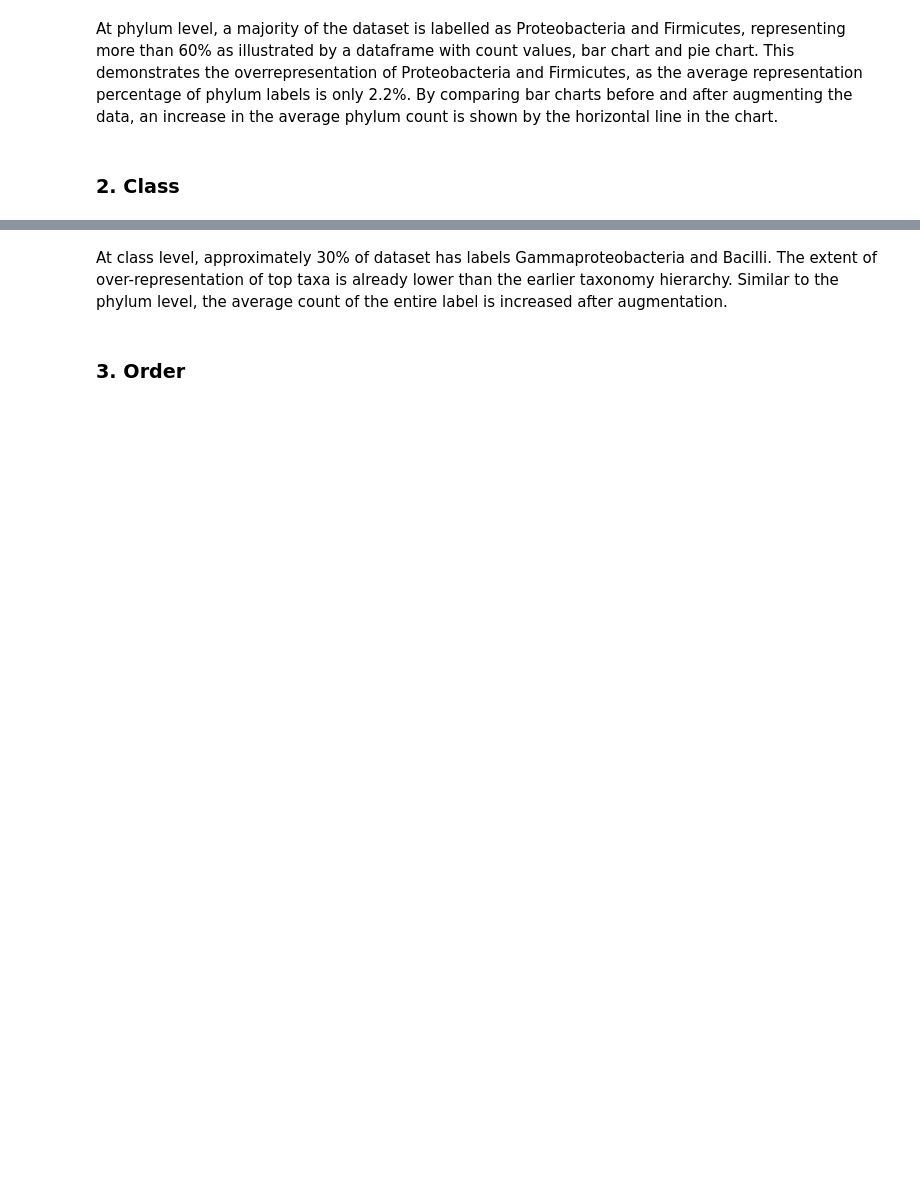
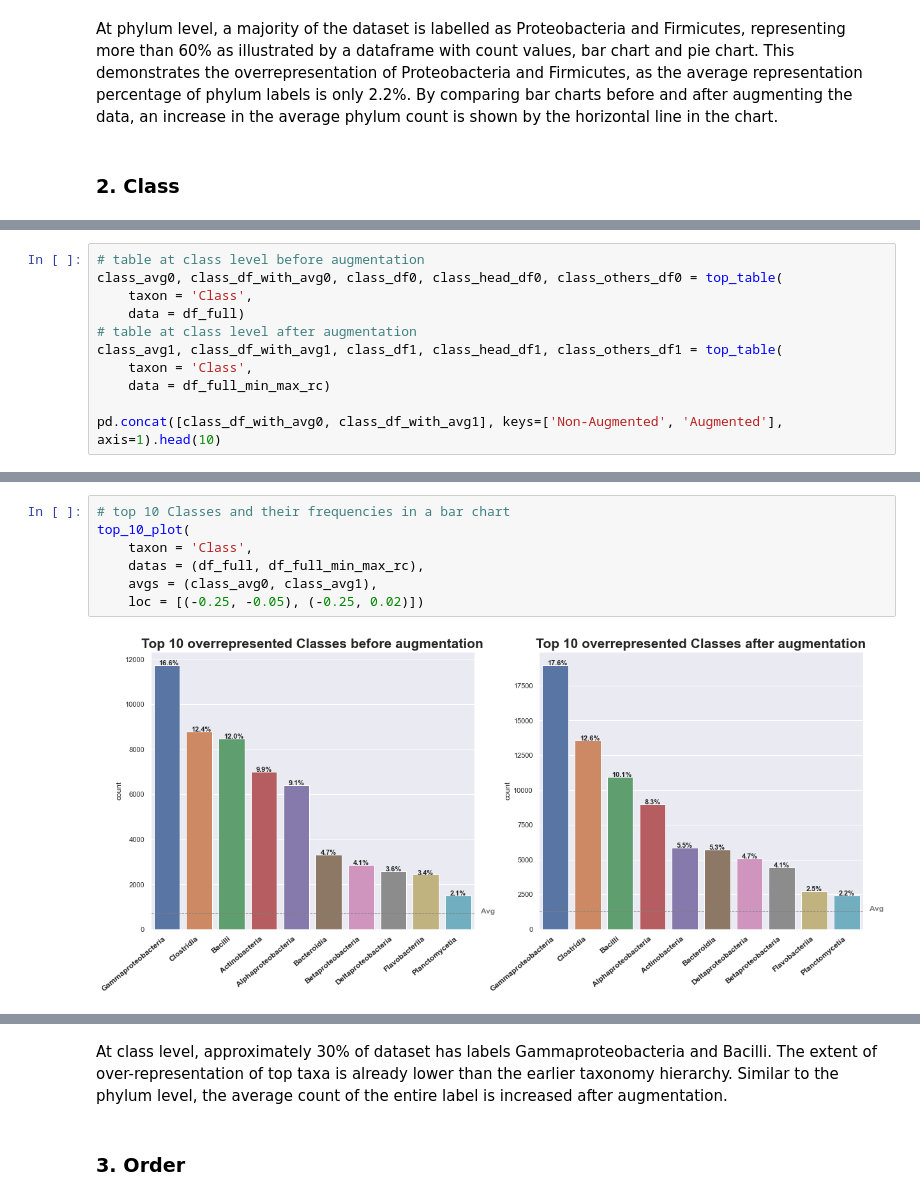
Before and after one commit to Lab-Vankerschaver/RNA-data, a Jupyter notebook: curation_exploration_separation.ipynb, the cells around one changed output, grey strips where cells are left out. Saved outputs shown, nothing was run; the diff lists cells and outputs as text; blank space fills up the shorter version.

```diff
--- a/curation_exploration_separation.ipynb
+++ b/curation_exploration_separation.ipynb
@@ -878,0 +856,11 @@ plt.legend(pie[0],['Gammaproteobacteria',
+# %%
+# table at class level before augmentation
+class_avg0, class_df_with_avg0, class_df0, class_head_df0, class_others_df0 = top_table(
+    taxon = 'Class',
+    data = df_full)
+# table at class level after augmentation
+class_avg1, class_df_with_avg1, class_df1, class_head_df1, class_others_df1 = top_table(
+    taxon = 'Class',
+    data = df_full_min_max_rc)
+
+pd.concat([class_df_with_avg0, class_df_with_avg1], keys=['Non-Augmented', 'Augmented'], axis=1).head(10)
@@ -878,0 +881,9 @@ plt.legend(pie[0],['Gammaproteobacteria',
+# %%
+# top 10 Classes and their frequencies in a bar chart
+top_10_plot(
+    taxon = 'Class',
+    datas = (df_full, df_full_min_max_rc),
+    avgs = (class_avg0, class_avg1),
+    loc = [(-0.25, -0.05), (-0.25, 0.02)])
+# %% [output]
+[figure, added]
```
Also changed, not shown: parts of 87 cells of this notebook.
